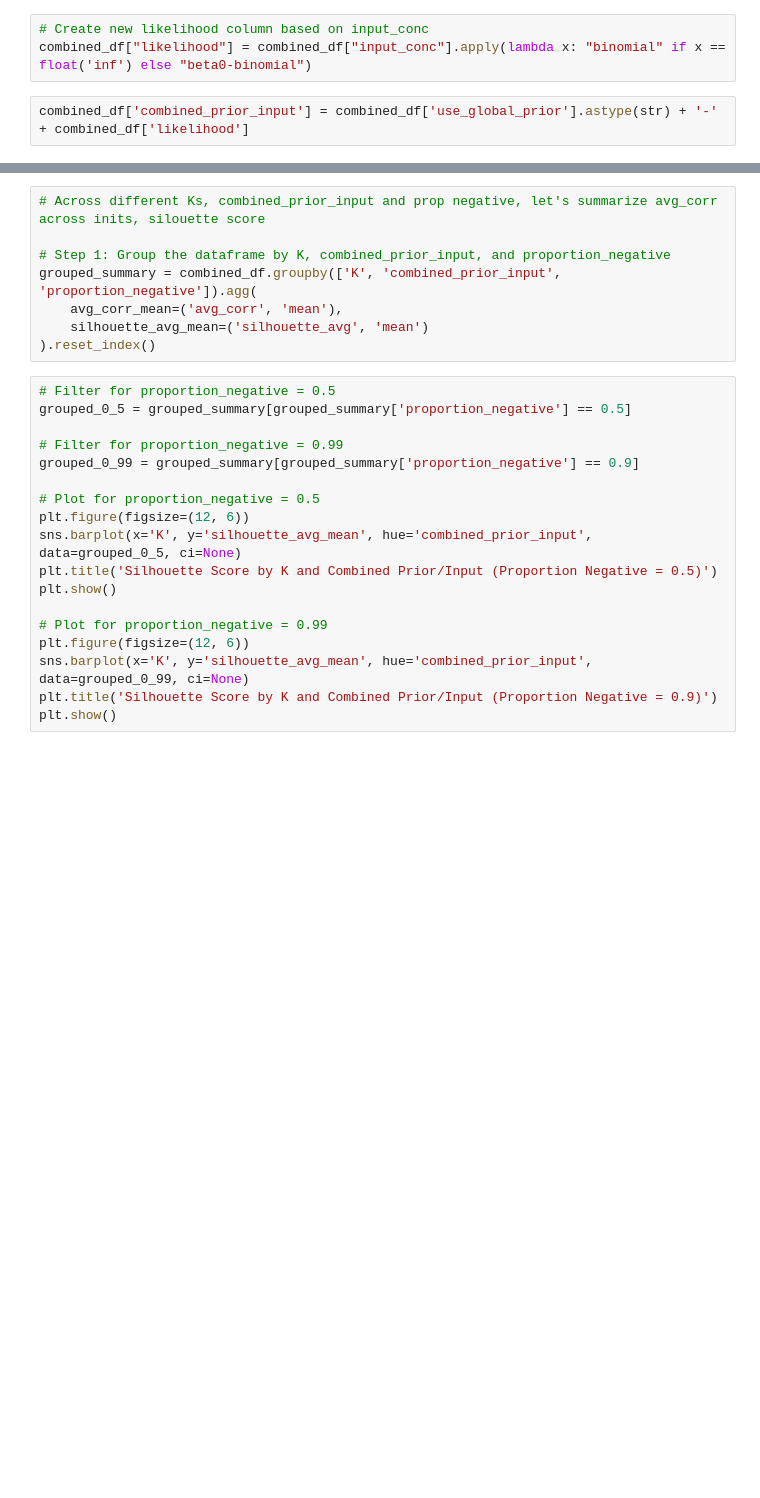
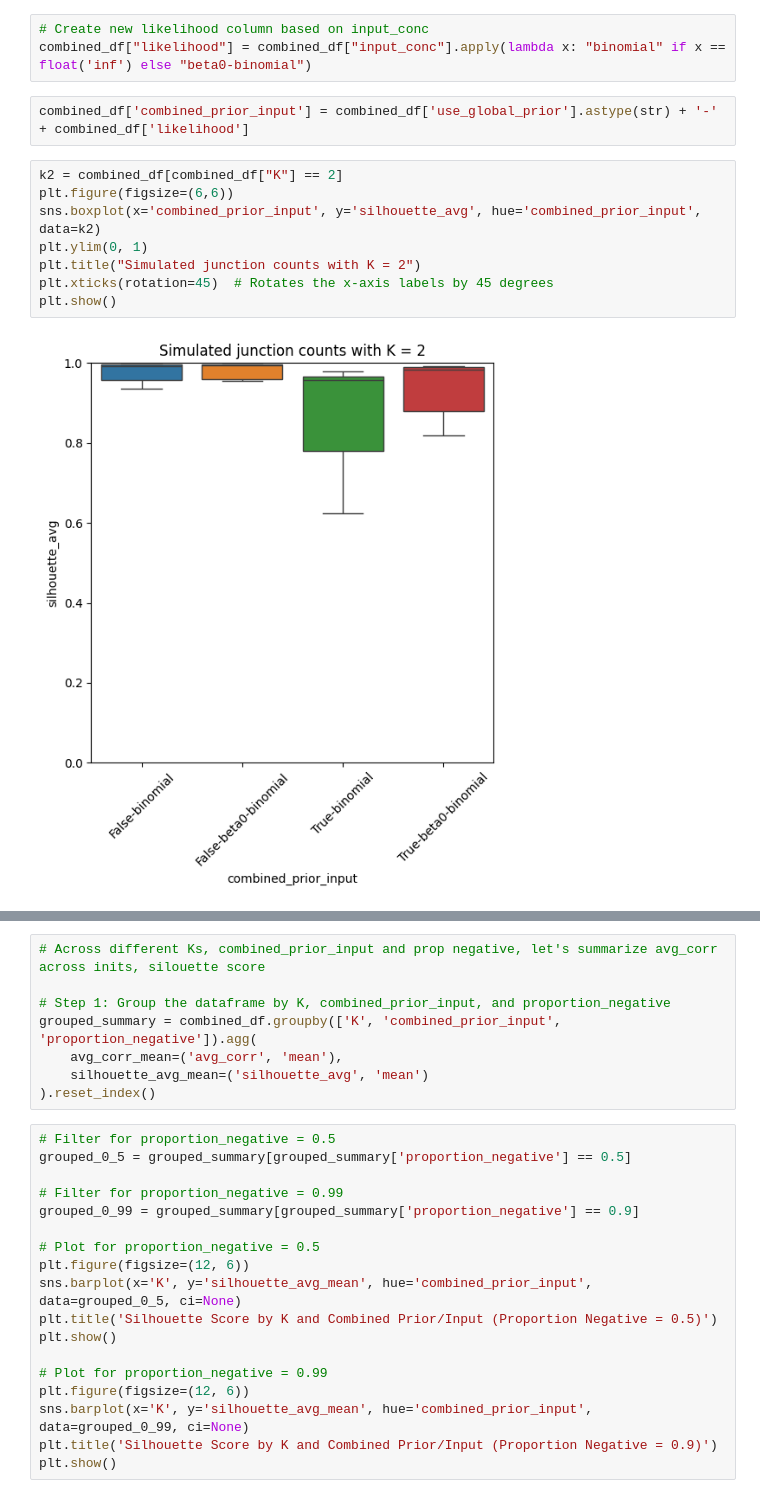
Before and after one commit to daklab/LeafletFA, a Jupyter notebook: analysis/simulation/summarize_simulations.ipynb, the cells around one changed output, grey strips where cells are left out. Saved outputs shown, nothing was run; the diff lists cells and outputs as text; blank space fills up the shorter version.

```diff
--- a/analysis/simulation/summarize_simulations.ipynb
+++ b/analysis/simulation/summarize_simulations.ipynb
@@ -37,3 +37,13 @@ combined_df = combined_df.drop(columns=["input_conc.1"])
 combined_df["likelihood"] = combined_df["input_conc"].apply(lambda x: "binomial" if x == float('inf') else "beta0-binomial")
 # %%
 combined_df['combined_prior_input'] = combined_df['use_global_prior'].astype(str) + '-' + combined_df['likelihood']
+# %%
+k2 = combined_df[combined_df["K"] == 2]
+plt.figure(figsize=(6,6))
+sns.boxplot(x='combined_prior_input', y='silhouette_avg', hue='combined_prior_input', data=k2)
+plt.ylim(0, 1)
+plt.title("Simulated junction counts with K = 2")
+plt.xticks(rotation=45)  # Rotates the x-axis labels by 45 degrees
+plt.show()
+# %% [output]
+[figure, added]
```
Also changed, not shown: parts of 9 cells of this notebook, 8 other files.
